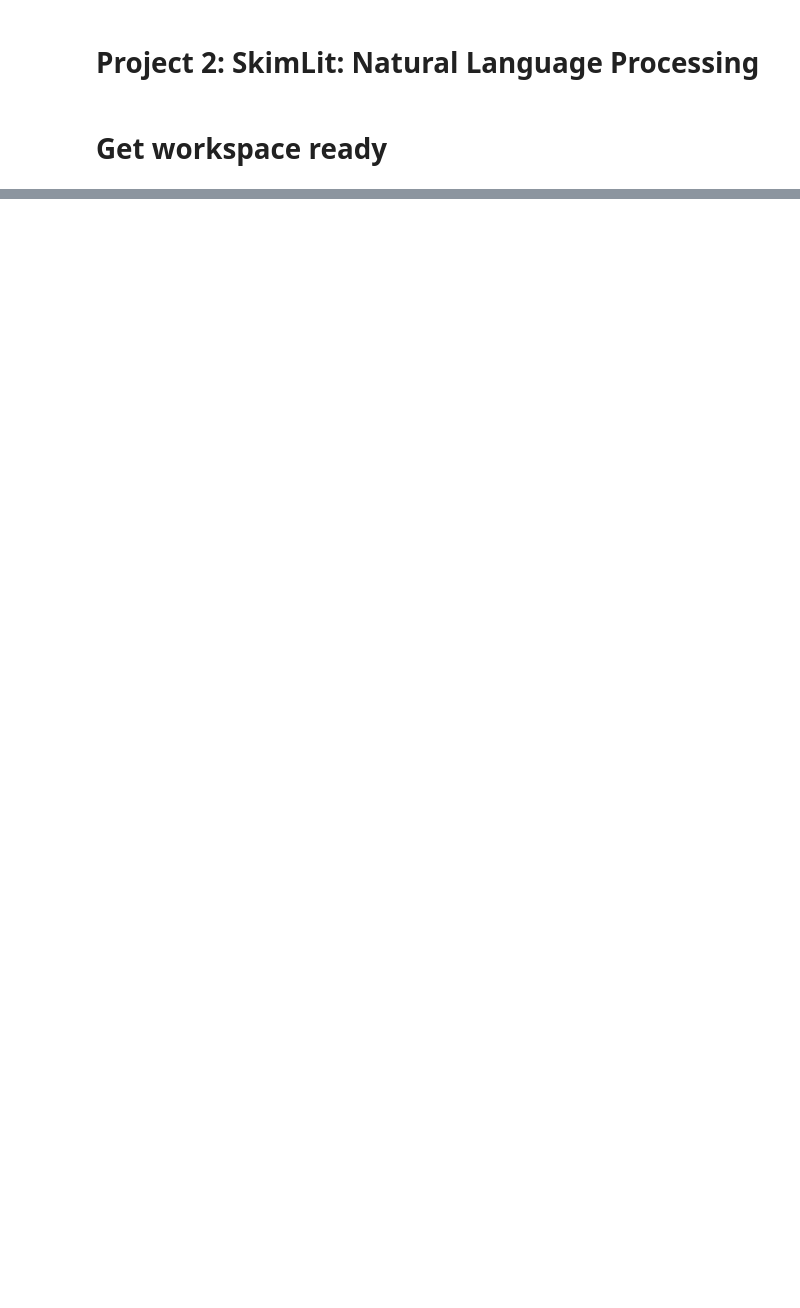
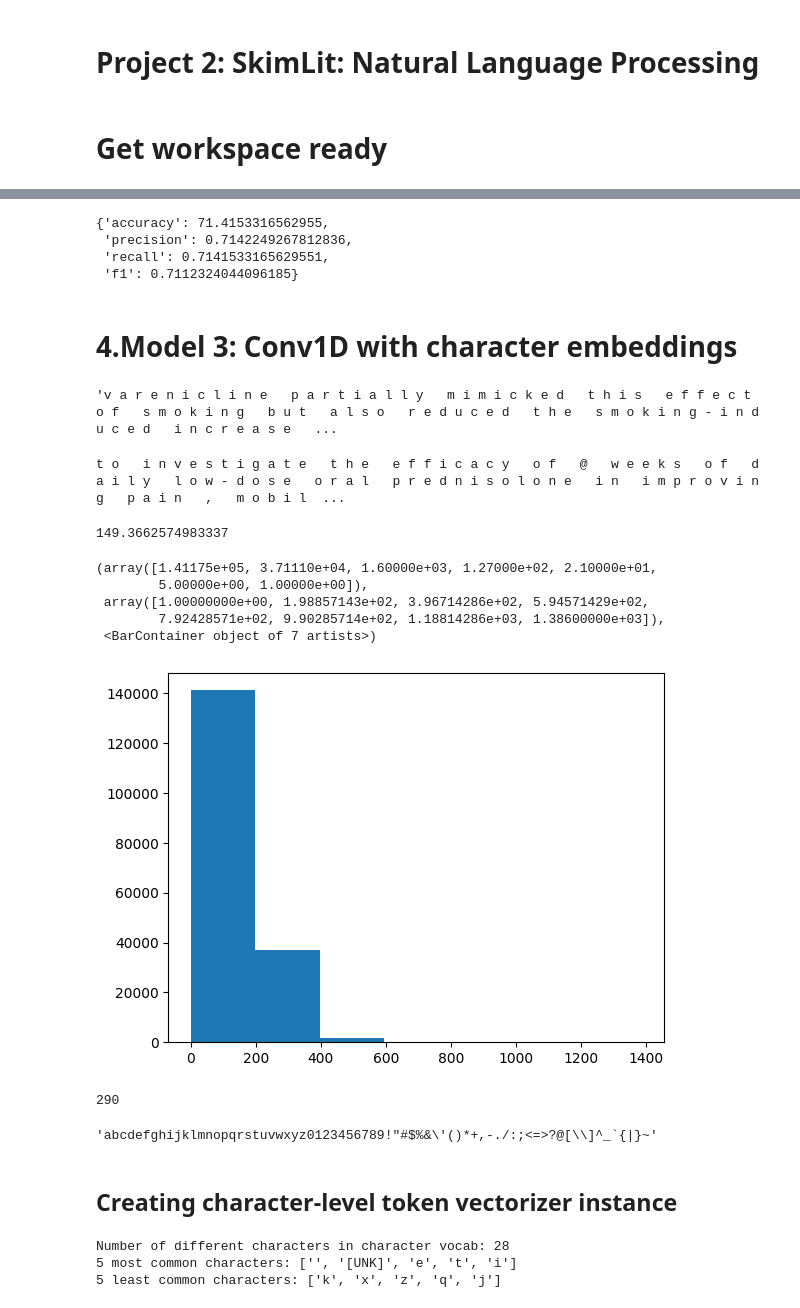
Before and after one commit to OCR-tech/project-MachineLearning, a Jupyter notebook: 2_SkimLit_Natural_Language_Processing/notebook.ipynb, the cells around one changed output, grey strips where cells are left out. Saved outputs shown, nothing was run; the diff lists cells and outputs as text; code cells hidden in the pictures; blank space fills up the shorter version.

```diff
--- a/2_SkimLit_Natural_Language_Processing/notebook.ipynb
+++ b/2_SkimLit_Natural_Language_Processing/notebook.ipynb
@@ -23,0 +635,52 @@ import sklearn
+# %%
+model_2_results = calculate_results(y_true=val_labels_encoded, y_pred=model_2_preds)
+model_2_results
+# %% [output]
+{'accuracy': 71.4153316562955,
+ 'precision': 0.7142249267812836,
+ 'recall': 0.7141533165629551,
+ 'f1': 0.7112324044096185}
+# %% [markdown]
+# 4.Model 3: Conv1D with character embeddings
+# %%
+def split_chars(text):
+  return " ".join(list(text))
+
+split_chars(random_training_sentence)
+# %% [output]
+'v a r e n i c l i n e   p a r t i a l l y   m i m i c k e d   t h i s   e f f e c t   o f   s m o k i n g   b u t   a l s o   r e d u c e d   t h e   s m o k i n g - i n d u c e d   i n c r e a s e   ...
+# %%
+train_chars = [split_chars(sentence) for sentence in train_sentences]
+val_chars = [split_chars(sentence) for sentence in val_sentences]
+test_chars = [split_chars(sentence) for sentence in test_sentences]
+print(train_chars[0])
+# %% [output]
+t o   i n v e s t i g a t e   t h e   e f f i c a c y   o f   @   w e e k s   o f   d a i l y   l o w - d o s e   o r a l   p r e d n i s o l o n e   i n   i m p r o v i n g   p a i n   ,   m o b i l  ...
+# %%
+char_lens = [len(sentence) for sentence in train_sentences]
+mean_char_len = np.mean(char_lens)
+mean_char_len
+# %% [output]
+149.3662574983337
+# %%
+plt.hist(char_lens, bins=7)
+# %% [output]
+(array([1.41175e+05, 3.71110e+04, 1.60000e+03, 1.27000e+02, 2.10000e+01,
+        5.00000e+00, 1.00000e+00]),
+ array([1.00000000e+00, 1.98857143e+02, 3.96714286e+02, 5.94571429e+02,
+        7.92428571e+02, 9.90285714e+02, 1.18814286e+03, 1.38600000e+03]),
+ <BarContainer object of 7 artists>)
+[figure, added]
+# %%
+output_seq_char_len = int(np.percentile(char_lens, 95))
+output_seq_char_len
+# %% [output]
+290
+# %%
+import string
+alphabet = string.ascii_lowercase + string.digits + string.punctuation
+alphabet
+# %% [output]
+'abcdefghijklmnopqrstuvwxyz0123456789!"#$%&\'()*+,-./:;<=>?@[\\]^_`{|}~'
+# %% [markdown]
+## Creating character-level token vectorizer instance
@@ -23,0 +694,9 @@ import sklearn
+# %%
+char_vocab = char_vectorizer.get_vocabulary()
+print(f"Number of different characters in character vocab: {len(char_vocab)}")
+print(f"5 most common characters: {char_vocab[:5]}")
+print(f"5 least common characters: {char_vocab[-5:]}")
+# %% [output]
+Number of different characters in character vocab: 28
+5 most common characters: ['', '[UNK]', 'e', 't', 'i']
+5 least common characters: ['k', 'x', 'z', 'q', 'j']
```
Also changed, not shown: parts of 174 cells of this notebook, 2 other files.
